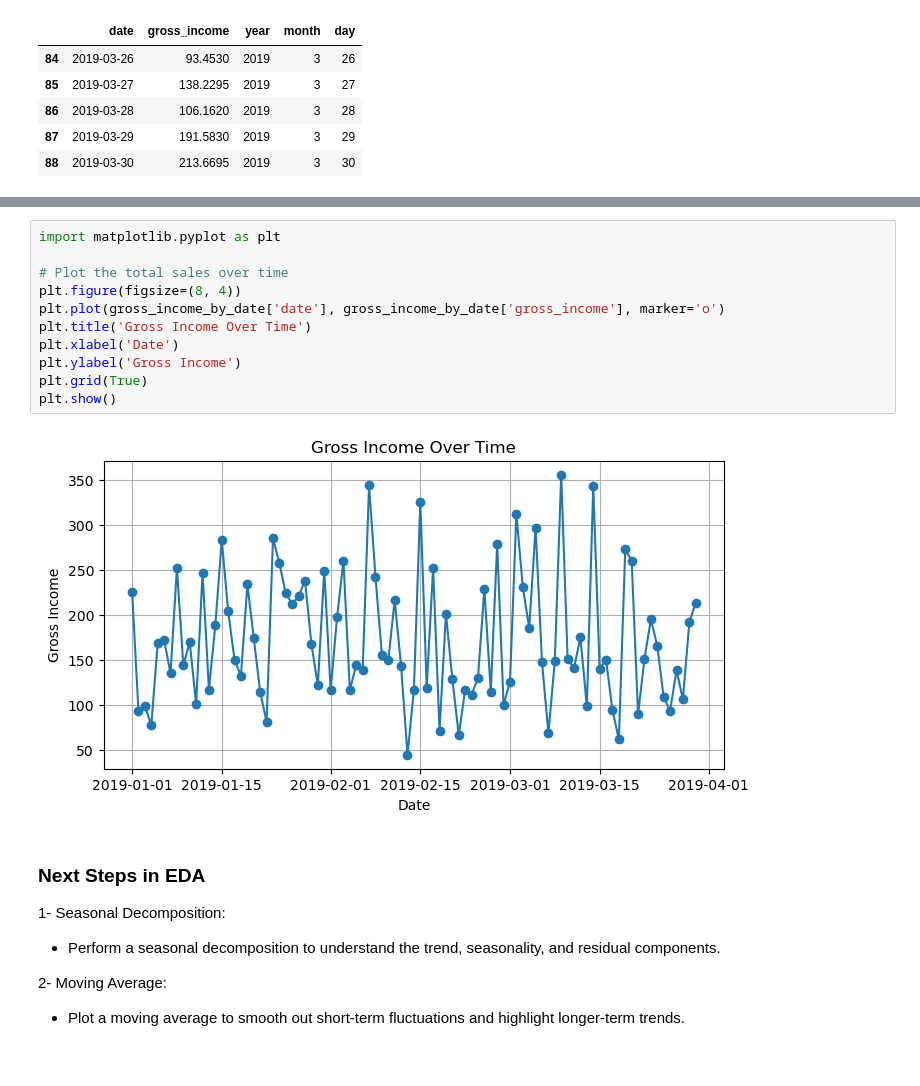
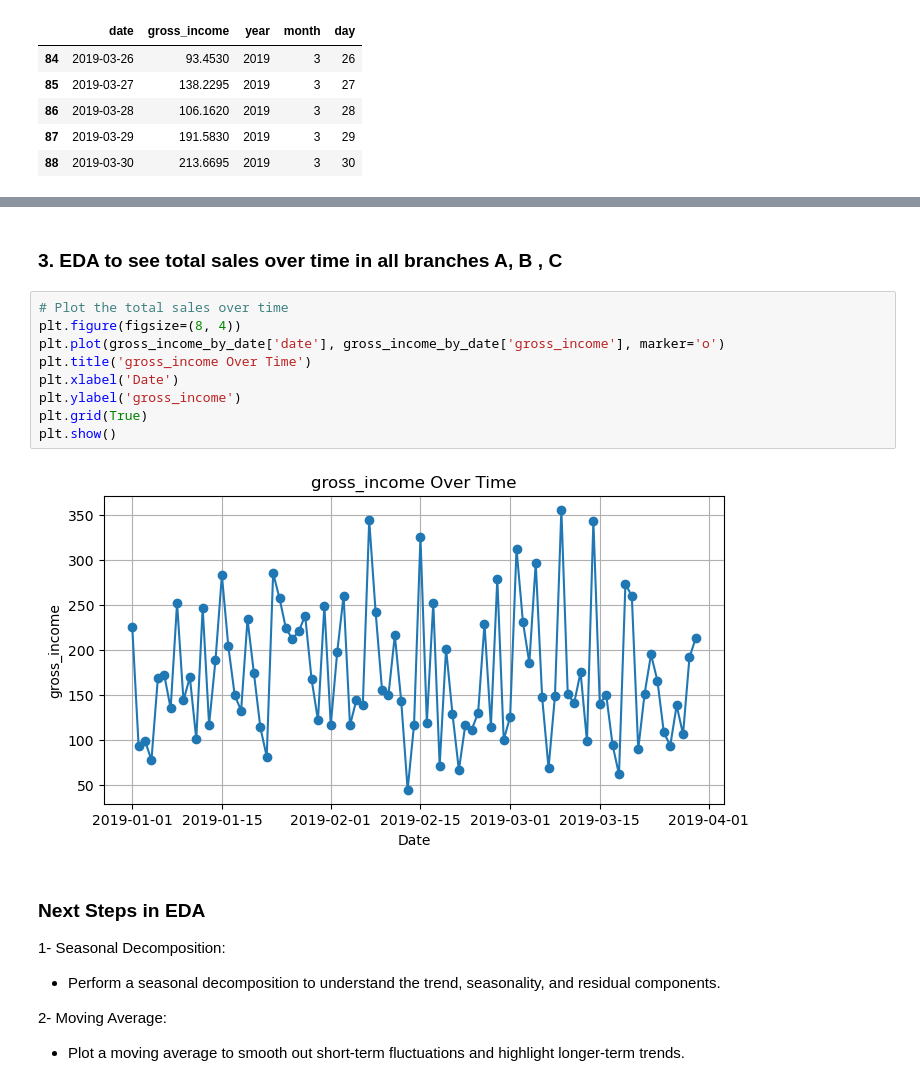
Before and after one commit to MustafaAldabbas/Machine_learning_superMarket, a Jupyter notebook: Notebook/Natalia.ipynb, the cells around one changed output, grey strips where cells are left out. Cells and saved outputs as stored; diff of their text form.

```diff
--- a/Notebook/Natalia.ipynb
+++ b/Notebook/Natalia.ipynb
@@ -165,16 +120,16 @@ It might not be a significant predictor of gross income.
+# %% [markdown]
+### 3. EDA to see total sales over time in all branches A, B , C
 # %%
-import matplotlib.pyplot as plt
-
 # Plot the total sales over time
 plt.figure(figsize=(8, 4))
 plt.plot(gross_income_by_date['date'], gross_income_by_date['gross_income'], marker='o')
-plt.title('Gross Income Over Time')
+plt.title('gross_income Over Time')
 plt.xlabel('Date')
-plt.ylabel('Gross Income')
+plt.ylabel('gross_income')
 plt.grid(True)
 plt.show()
 # %% [output]
-[figure, old version]
+[figure, new version]
 # %% [markdown]
 ### Next Steps in EDA
 1- Seasonal Decomposition:
```
Also changed, not shown: parts of 92 cells of this notebook, 6 other files.
